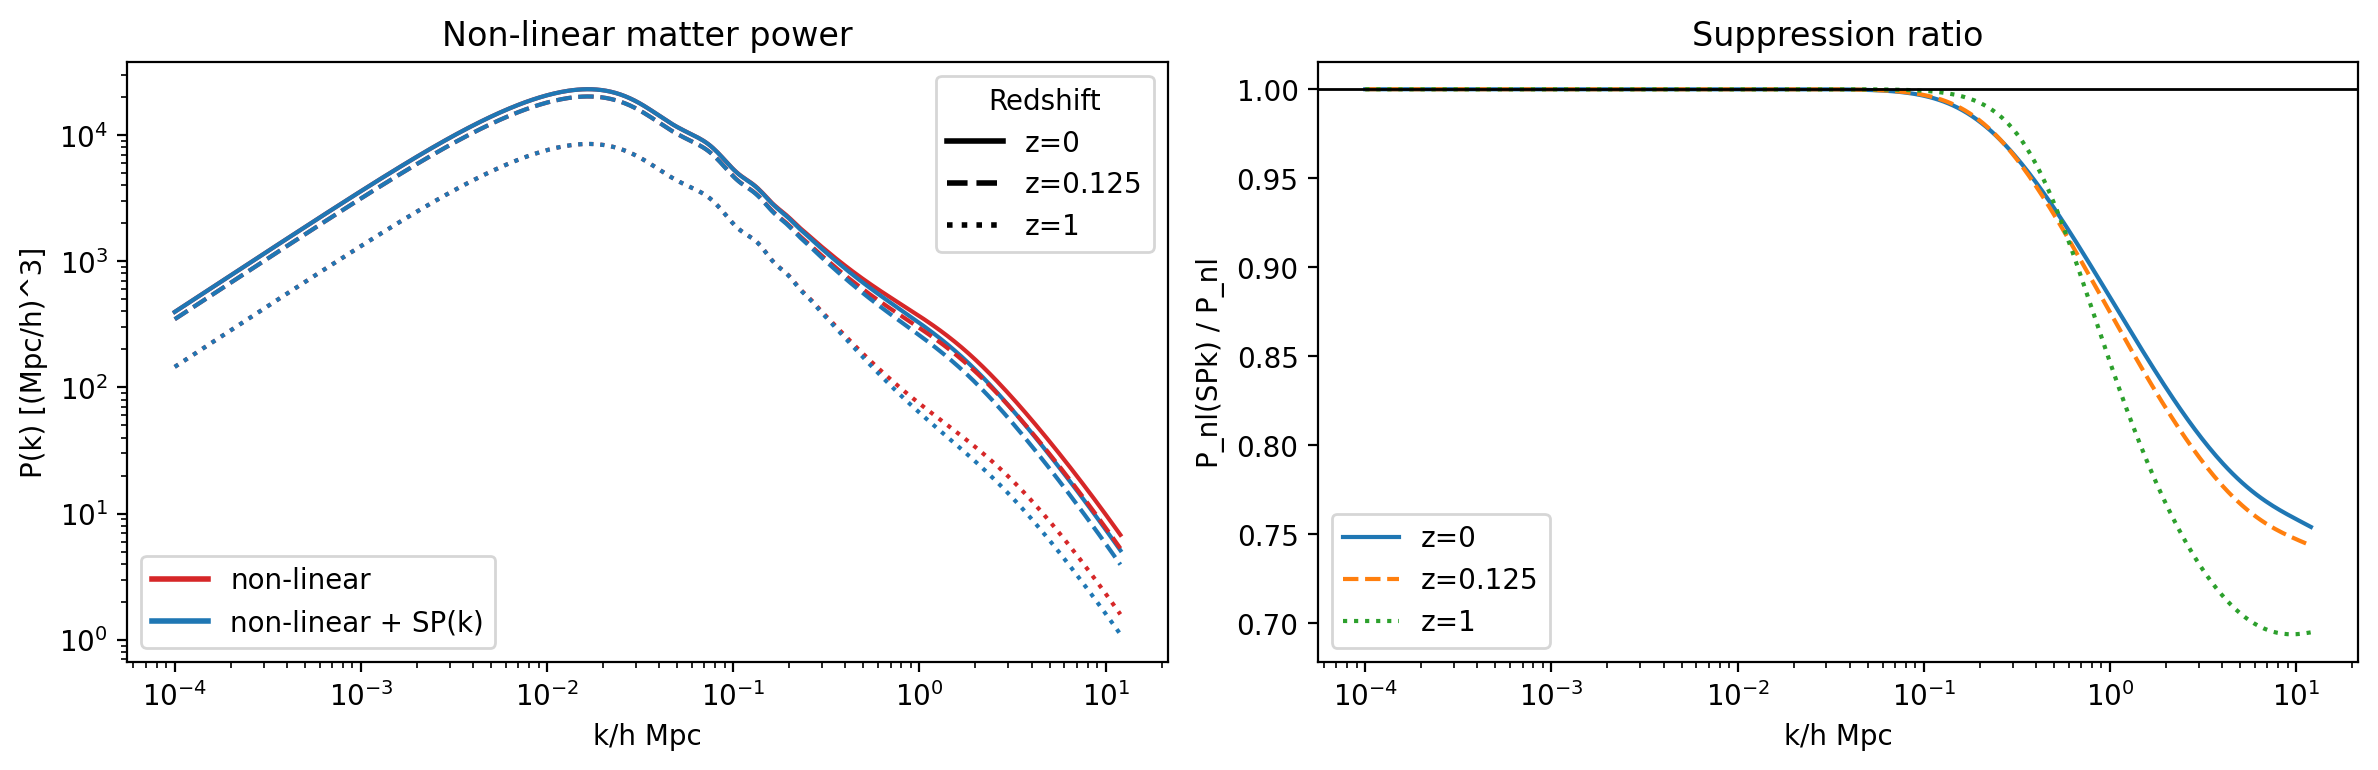
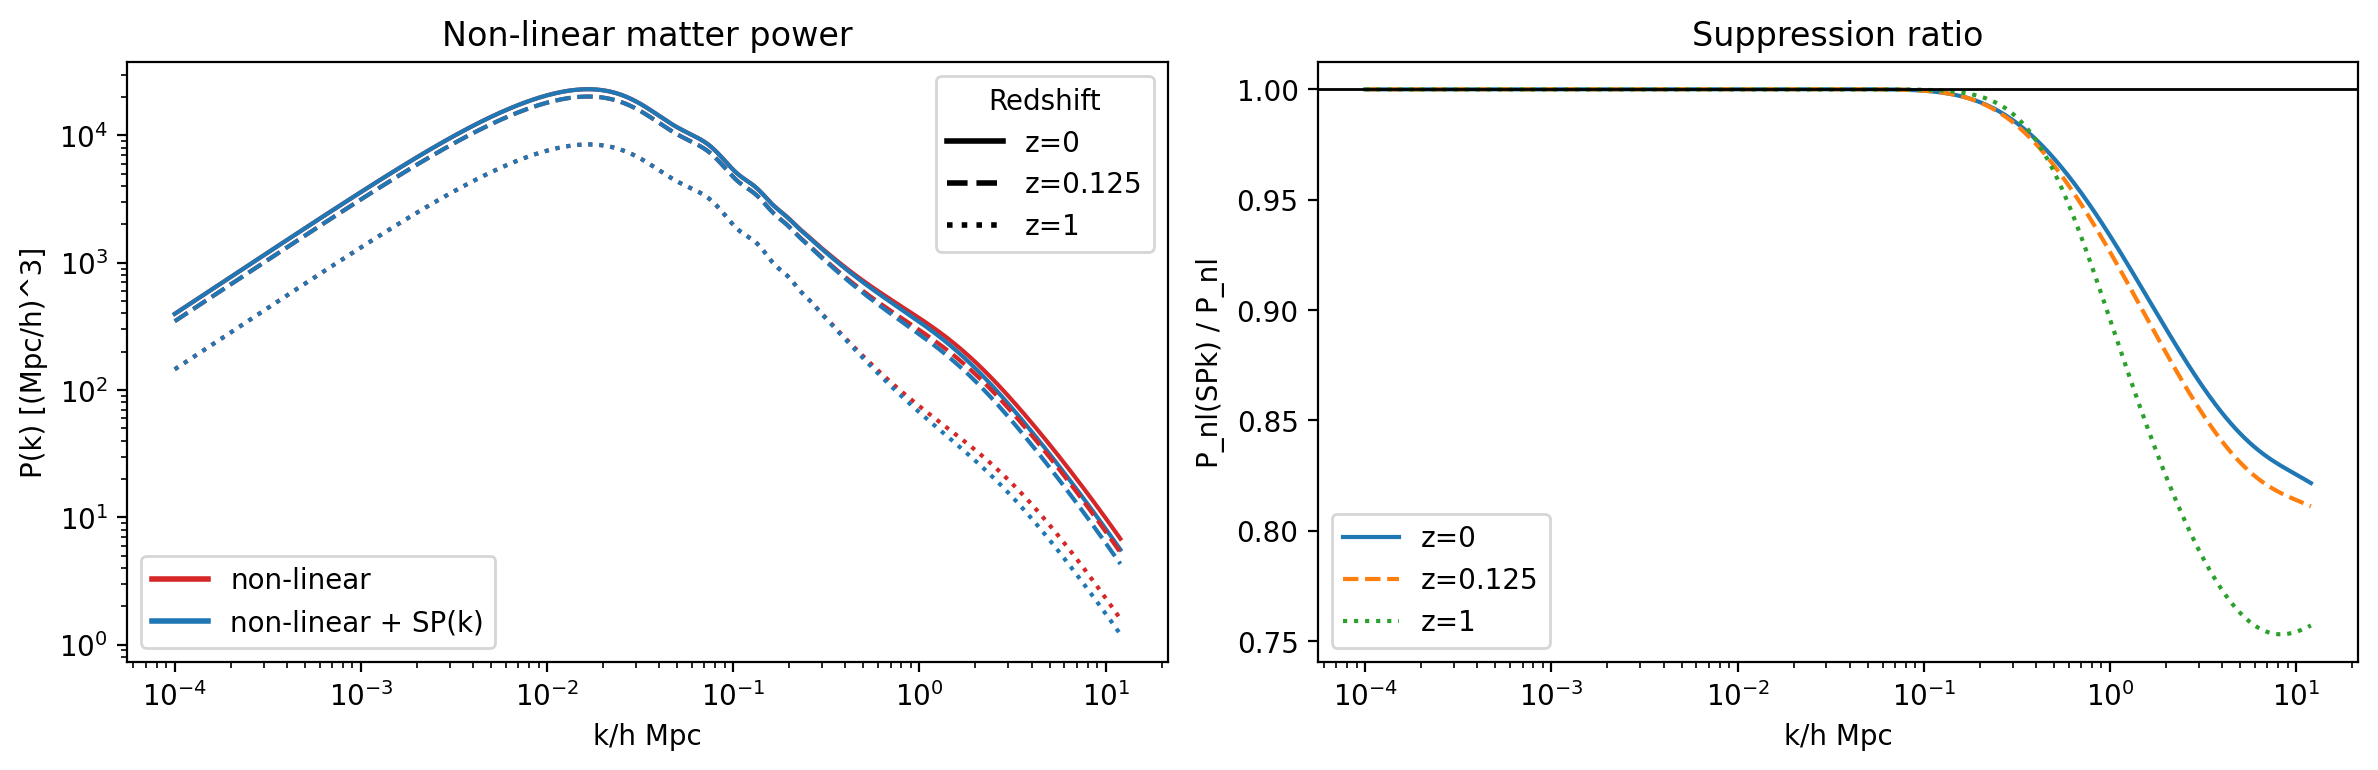
The change to this notebook cell's code, shown as a diff; its figure went from the first image to the second:
--- before
+++ after
@@ -2,14 +2,16 @@
 from matplotlib.lines import Line2D
 
-fig, ax = plt.subplots(1, 2, figsize=(12, 4))
+fig, axes = plt.subplots(1, 2, figsize=(12, 4), squeeze=False)
+ax_pk = axes[0, 0]
+ax_sup = axes[0, 1]
 linestyles = ["-", "--", ":", "-."]
 
 for i, redshift in enumerate(z):
     ls = linestyles[i % len(linestyles)]
-    ax[0].loglog(kh0, pk0[i, :], color="C3", ls=ls)
-    ax[0].loglog(kh1, pk1[i, :], color="C0", ls=ls)
-ax[0].set_xlabel("k/h Mpc")
-ax[0].set_ylabel("P(k) [(Mpc/h)^3]")
-ax[0].set_title("Non-linear matter power")
+    ax_pk.loglog(kh0, pk0[i, :], color="C3", ls=ls)
+    ax_pk.loglog(kh1, pk1[i, :], color="C0", ls=ls)
+ax_pk.set_xlabel("k/h Mpc")
+ax_pk.set_ylabel("P(k) [(Mpc/h)^3]")
+ax_pk.set_title("Non-linear matter power")
 
 model_handles = [
@@ -21,16 +23,16 @@
     for i, redshift in enumerate(z)
 ]
-leg_model = ax[0].legend(handles=model_handles, loc="lower left")
-ax[0].add_artist(leg_model)
-ax[0].legend(handles=redshift_handles, title="Redshift", loc="upper right")
+leg_model = ax_pk.legend(handles=model_handles, loc="lower left")
+ax_pk.add_artist(leg_model)
+ax_pk.legend(handles=redshift_handles, title="Redshift", loc="upper right")
 
 for i, redshift in enumerate(z):
     ls = linestyles[i % len(linestyles)]
-    ax[1].semilogx(kh0, pk1[i, :] / pk0[i, :], ls=ls, label=f"z={float(redshift):g}")
-ax[1].axhline(1.0, color="k", lw=1)
-ax[1].set_xlabel("k/h Mpc")
-ax[1].set_ylabel("P_nl(SPk) / P_nl")
-ax[1].set_title("Suppression ratio")
-ax[1].legend(loc="lower left")
+    ax_sup.semilogx(kh0, pk1[i, :] / pk0[i, :], ls=ls, label=f"z={float(redshift):g}")
+ax_sup.axhline(1.0, color="k", lw=1)
+ax_sup.set_xlabel("k/h Mpc")
+ax_sup.set_ylabel("P_nl(SPk) / P_nl")
+ax_sup.set_title("Suppression ratio")
+ax_sup.legend(loc="lower left")
 
 plt.tight_layout()

Commit: Update SPK demo